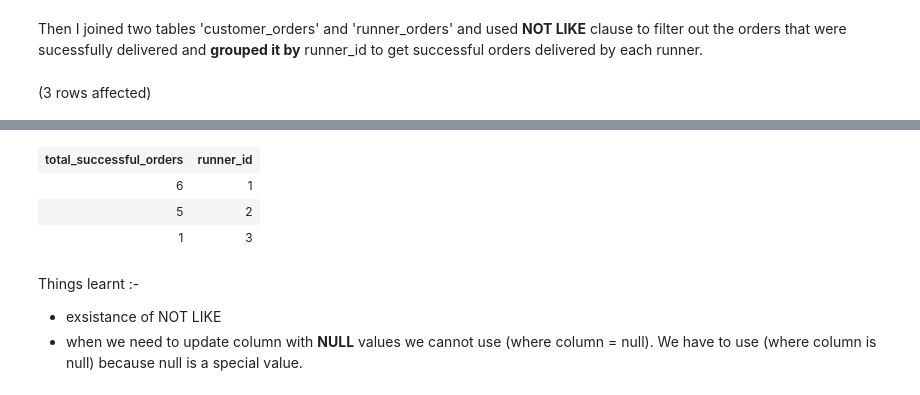
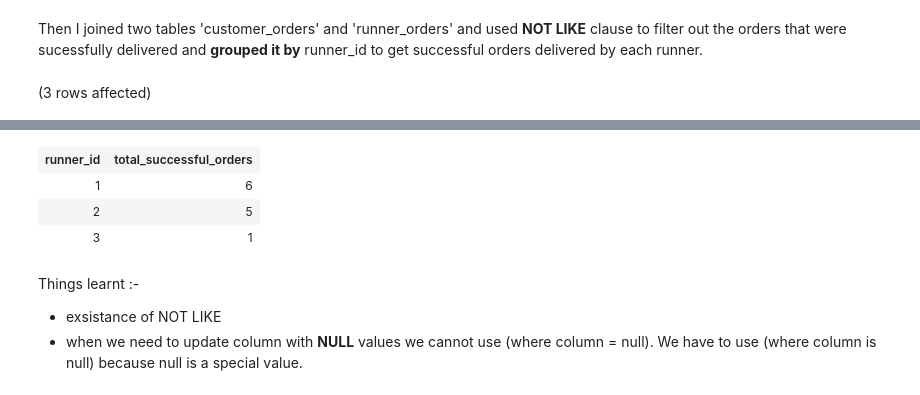
Before and after one commit to Inderpreetsingh11/8_week_sql_challenge, a Jupyter notebook: Case Study 2/Section 1 and 2.ipynb, the cells around one changed output, grey strips where cells are left out. Saved outputs shown, nothing was run; the diff lists cells and outputs as text; code cells hidden in the pictures.

```diff
--- a/Case Study 2/Section 1 and 2.ipynb
+++ b/Case Study 2/Section 1 and 2.ipynb
@@ -46,6 +46,6 @@ where cancellation is NULL
 # %% [markdown]
 Then I joined two tables 'customer\_orders' and 'runner\_orders' and used **NOT LIKE** clause to filter out the orders that were sucessfully delivered and **grouped it by** runner\_id to get successful orders delivered by each runner.
 # %%
-select count(a.order_id) as total_successful_orders, b.runner_id from customer_orders a inner join runner_orders b on a.order_id = b.order_id where b.cancellation NOT LIKE '%Cancellation%' group by b.runner_id
+select b.runner_id,count(a.order_id) as total_successful_orders from customer_orders a inner join runner_orders b on a.order_id = b.order_id where b.cancellation NOT LIKE '%Cancellation%' group by b.runner_id
 # %% [output]
 (3 rows affected)
@@ -53,7 +53,7 @@ Total execution time: 00:00:00.059
-| total_successful_orders | runner_id |
-| 6 | 1 |
-| 5 | 2 |
-| 1 | 3 |
+| runner_id | total_successful_orders |
+| 1 | 6 |
+| 2 | 5 |
+| 3 | 1 |
 # %% [markdown]
 Things learnt :-
 
```
Also changed, not shown: parts of 2 cells of this notebook.
